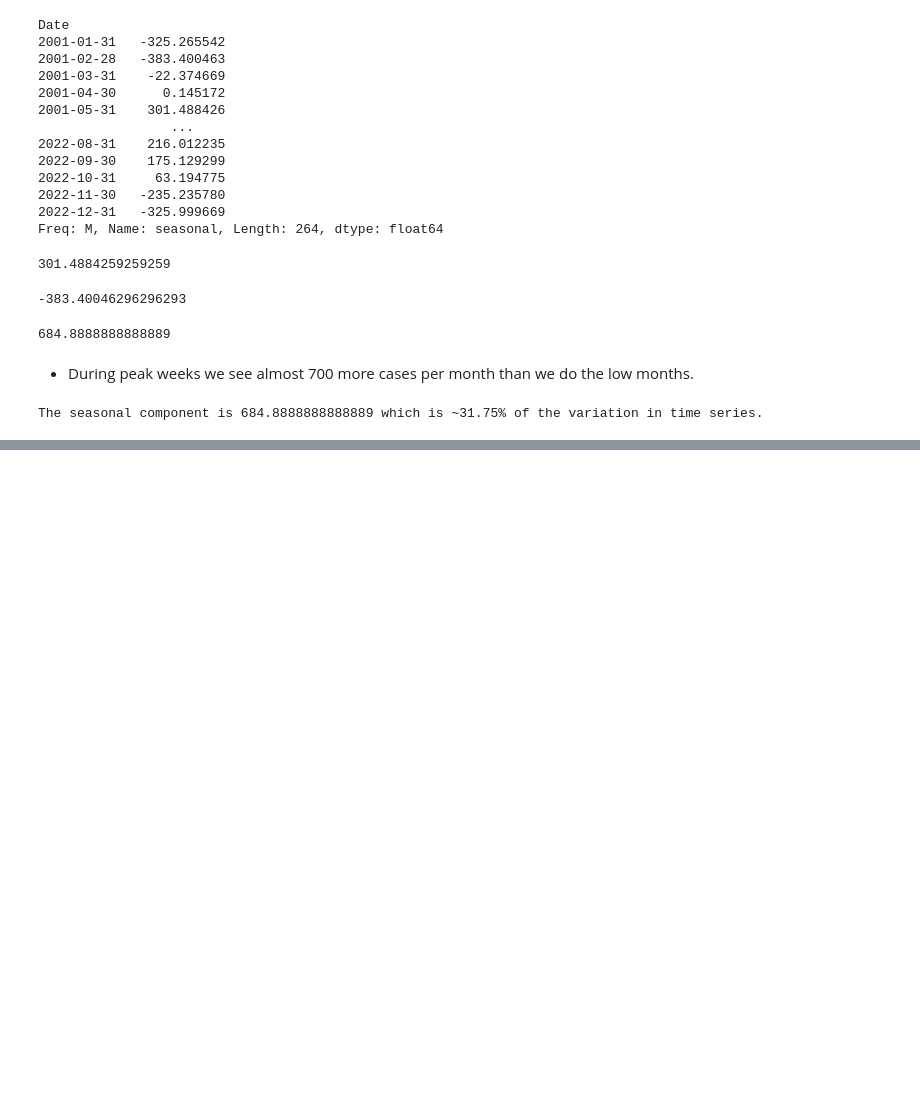
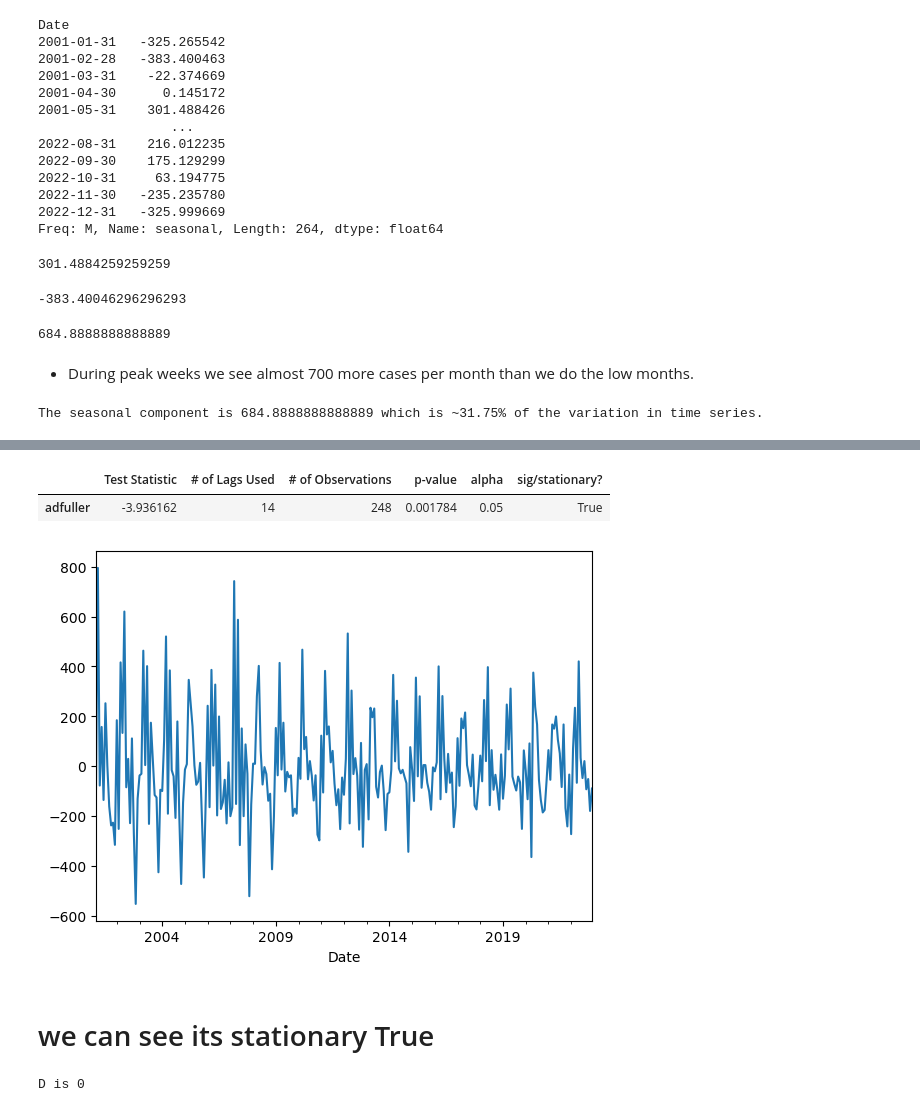
Before and after one commit to lrnrdr/Project-3-Part-1-Core, a Jupyter notebook: Project 3.ipynb, the cells around one changed output, grey strips where cells are left out. Saved outputs shown, nothing was run; the diff lists cells and outputs as text; code cells hidden in the pictures; blank space fills up the shorter version.

```diff
--- a/Project 3.ipynb
+++ b/Project 3.ipynb
@@ -15,0 +44,14 @@ import statsmodels.tsa.api as tsa
+# %%
+# Custom function for Ad Fuller Test
+def get_adfuller_results(ts, alpha=.05, label='adfuller', **kwargs): #kwargs for adfuller()
+    # Saving each output
+    (test_stat, pval, nlags, nobs, crit_vals_d,
+    icbest ) = tsa.adfuller(ts, **kwargs)
+    # Converting output to a dictionary with the interpretation of p
+    adfuller_results = {'Test Statistic': test_stat,
+                        "# of Lags Used":nlags,
+                       '# of Observations':nobs,
+                        'p-value': round(pval,6),
+                        'alpha': alpha,
+                       'sig/stationary?': pval < alpha}
+    return pd.DataFrame(adfuller_results, index =[label])
@@ -356,0 +508,19 @@ The seasonal component is 684.8888888888889 which is ~31.75% of the variation in
+# %%
+# Differencing the data once. need to do nulls again . makes stationary enought to model on
+ts_diff = Assault_df.diff().dropna()
+ts_diff.plot()
+# Checking for stationarity
+get_adfuller_results(ts_diff)
+# %% [output]
+|  | Test Statistic | # of Lags Used | # of Observations | p-value | alpha | sig/stationary? |
+| adfuller | -3.936162 | 14 | 248 | 0.001784 | 0.05 | True |
+[figure, added]
+# %% [markdown]
+# we can see its stationary True
+# %%
+# this tell us we dont need to difference at seasonal level
+# if it was a 1 we need to difference once
+D = nsdiffs(Assault_df, m=12 )
+print(f'D is {D}')
+# %% [output]
+D is 0
```
Also changed, not shown: parts of 11 cells of this notebook.
